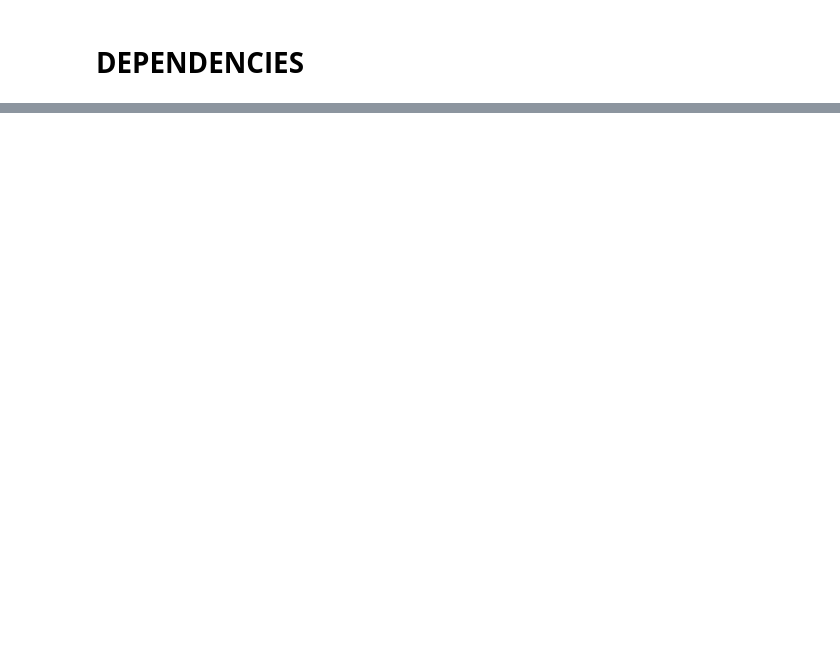
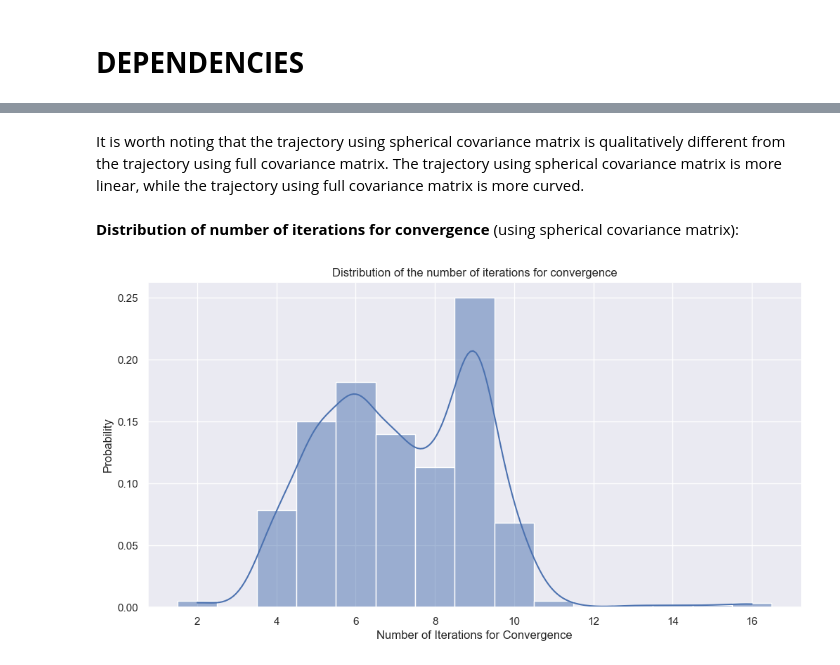
Before and after one commit to adityaprakash-work/DS403-Introduction-to-Statistical-Learning-IIT-Mandi, a Jupyter notebook: DS403_Assignment_4_B20001/Q2/code.ipynb, the cells around one changed output, grey strips where cells are left out. Drawn from its saved outputs; the diff is of its cells as text; code cells hidden in the pictures; blank space fills up the shorter version.

```diff
--- a/DS403_Assignment_4_B20001/Q2/code.ipynb
+++ b/DS403_Assignment_4_B20001/Q2/code.ipynb
@@ -353,0 +317,35 @@ KeyError: 'data'
+# %% [markdown]
+It is worth noting that the trajectory using spherical covariance matrix is qualitatively different from the trajectory using full covariance matrix. The trajectory using spherical covariance matrix is more linear, while the trajectory using full covariance matrix is more curved.
+# %% [markdown]
+**Distribution of number of iterations for convergence** (using spherical covariance matrix):
+# %%
+# Distribution of number of iterations for convergence
+n_runs = 600
+n_iter = []
+
+for _ in range(n_runs):
+    model = GaussianMixtureModel(
+        n_components=2, max_iterations=100, tolerance=1e-3, spherical_cov_mat=True
+    )
+    run_log = model.fit(df.values)
+    n_iter.append(run_log["converged"])
+
+# Calculate mean and standard deviation for binning
+mean_iter = np.mean(n_iter)
+std_dev_iter = np.std(n_iter)
+
+# Calculate bins based on mean and standard deviation
+bins = np.arange(mean_iter - 3 * std_dev_iter, mean_iter + 3 * std_dev_iter + 1, 1)
+
+# Plotting
+plt.figure(figsize=(12, 6))
+sns.set_theme(style="darkgrid")
+histplot = sns.histplot(
+    n_iter, bins=range(0, 20, 1), stat="probability", discrete=True, kde=True
+)
+plt.title("Distribution of the number of iterations for convergence")
+plt.xlabel("Number of Iterations for Convergence")
+plt.ylabel("Probability")
+plt.show()
+# %% [output]
+[figure, added]
```
Also changed, not shown: parts of 29 cells of this notebook, 8 other files.
